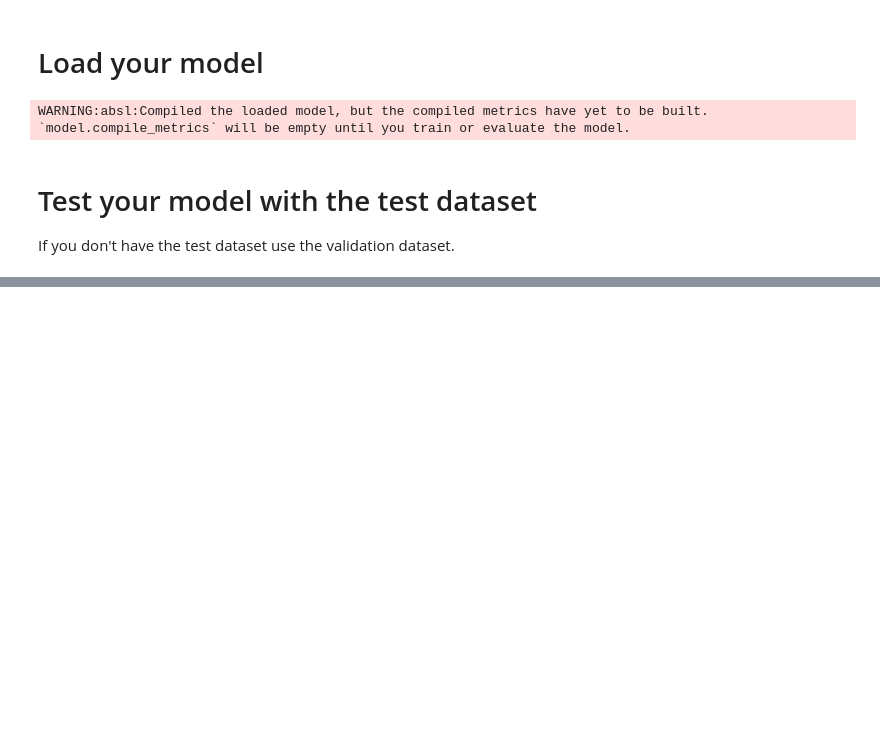
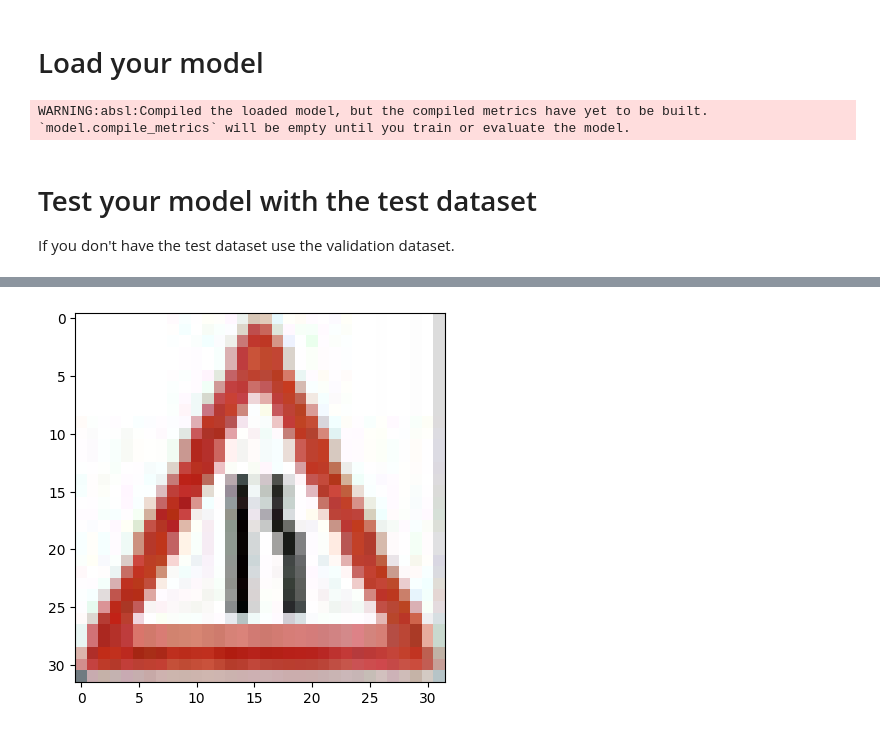
Before and after one commit to rippeddeadlift/KI_P2_Neuronale_Netze, a Jupyter notebook: models/student_task.ipynb, the cells around one changed output, grey strips where cells are left out. Cells and saved outputs as stored; diff of their text form; code cells hidden in the pictures; blank space fills up the shorter version.

```diff
--- a/models/student_task.ipynb
+++ b/models/student_task.ipynb
@@ -199,0 +195,17 @@ cm = confusion_matrix(y_true, predicted_classes)
+# %%
+from sklearn.metrics import confusion_matrix
+from keras.preprocessing import image
+image_to_predict = image.load_img(os.path.join("..","dataset","right_narrow.png"), target_size=(32, 32))
+img_array = image.img_to_array(image_to_predict)
+img_array /= 255.0
+img_array = np.expand_dims(img_array, axis=0)
+plt.clf()
+plt.grid(False)
+plt.imshow(img_array[0], cmap = 'gray') # cmap
+predictions = model.predict(img_array)
+predicted_class = np.argmax(predictions, axis=-1)[0]
+print(f'The predicted class of the image is: {predicted_class}')
+predicted_classes = np.argmax(model.predict(X_valid_norm), axis=-1)
+y_true = y_valid
+cm = confusion_matrix(y_true, predicted_classes)
+# %% [output]
@@ -200,3 +216,4 @@ cm = confusion_matrix(y_true, predicted_classes)
+[figure, added]
 # %%
 plt.figure(figsize = (25, 25))
 sns.heatmap(cm, annot = True)
```
Also changed, not shown: parts of 9 cells of this notebook.
